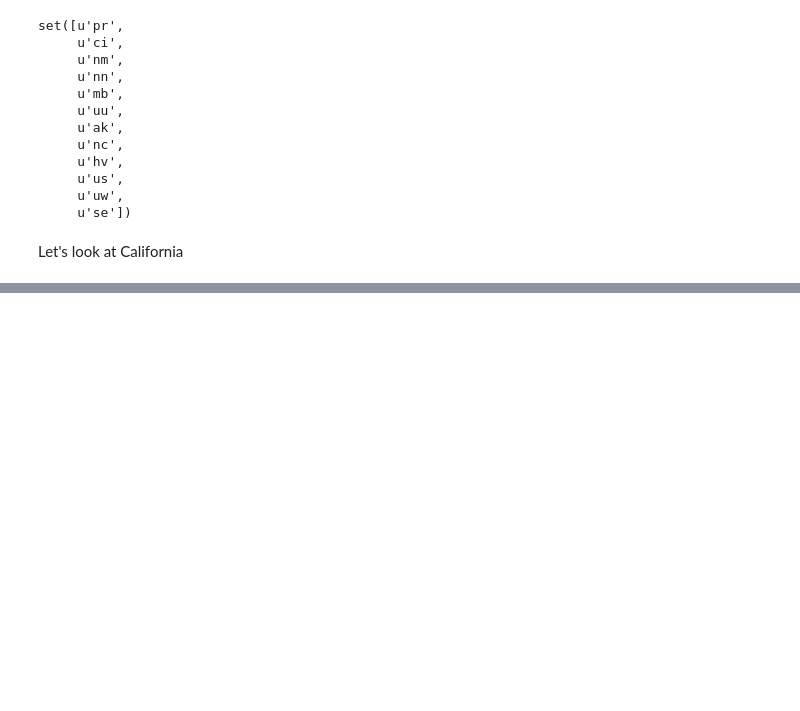
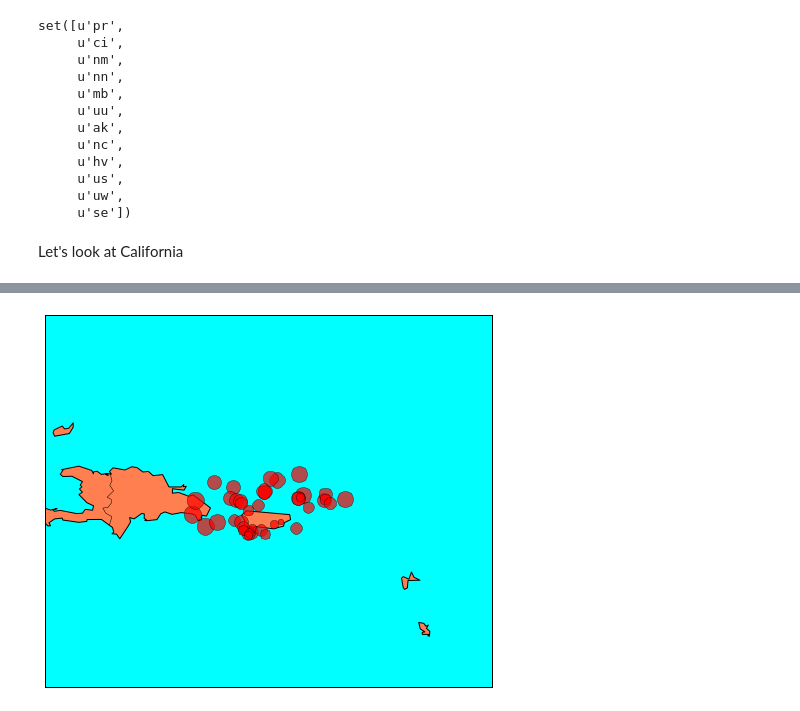
Before and after one commit to alexchao56/recent-quakes, a Jupyter notebook: Earthquakes.ipynb, the cells around one changed output, grey strips where cells are left out. Cells and saved outputs as stored; diff of their text form; code cells hidden in the pictures; blank space fills up the shorter version.

```diff
--- a/Earthquakes.ipynb
+++ b/Earthquakes.ipynb
@@ -134,0 +173,4 @@ plot_quakes(california)
+# %%
+G1_quakes('pr')
+# %% [output]
+[figure, added]
```
Also changed, not shown: parts of 11 cells of this notebook.
